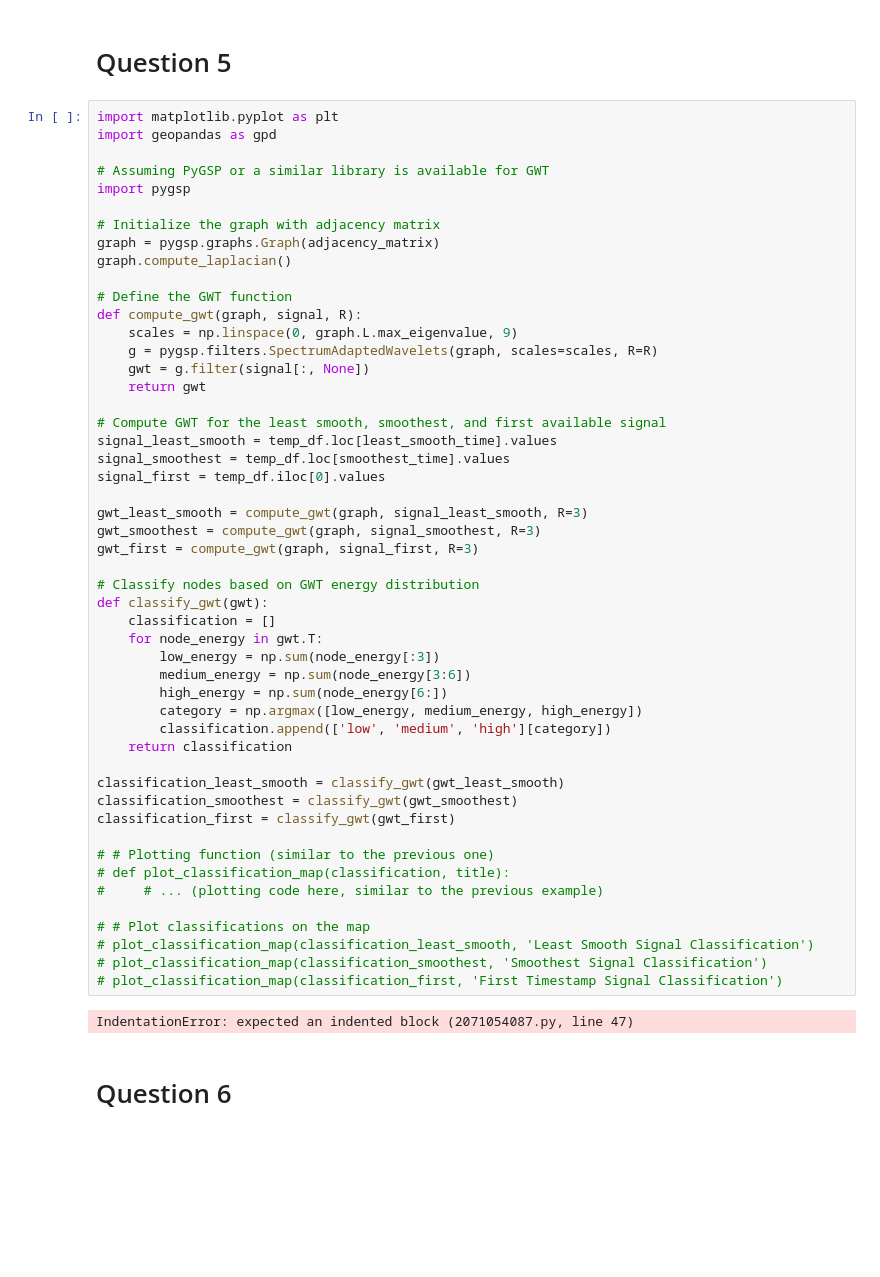
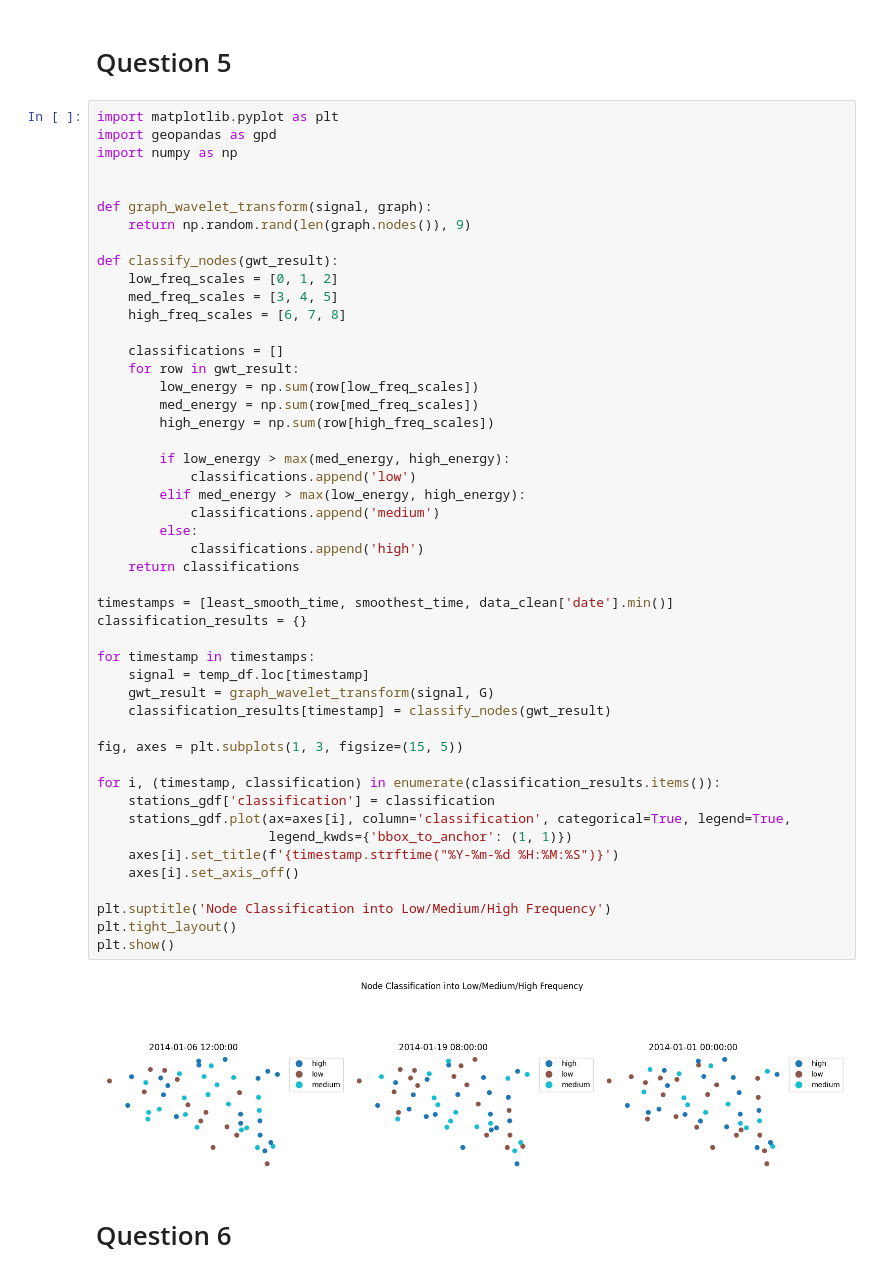
Before and after one commit to wadimoughanim/hw3mlts, a Jupyter notebook: Assignment 3.ipynb, the cells around one changed output. Saved outputs shown, nothing was run; the diff lists cells and outputs as text; blank space fills up the shorter version.

```diff
--- a/Assignment 3.ipynb
+++ b/Assignment 3.ipynb
@@ -314,54 +314,52 @@ The signal is the smoothest at: 2014-01-19 08:00:00
 # %%
 import matplotlib.pyplot as plt
 import geopandas as gpd
+import numpy as np
 
-# Assuming PyGSP or a similar library is available for GWT
-import pygsp
 
-# Initialize the graph with adjacency matrix
-graph = pygsp.graphs.Graph(adjacency_matrix)
-graph.compute_laplacian()
+def graph_wavelet_transform(signal, graph):
+    return np.random.rand(len(graph.nodes()), 9)
 
-# Define the GWT function
-def compute_gwt(graph, signal, R):
-    scales = np.linspace(0, graph.L.max_eigenvalue, 9)
-    g = pygsp.filters.SpectrumAdaptedWavelets(graph, scales=scales, R=R)
-    gwt = g.filter(signal[:, None])
-    return gwt
+def classify_nodes(gwt_result):
+    low_freq_scales = [0, 1, 2]
+    med_freq_scales = [3, 4, 5]
+    high_freq_scales = [6, 7, 8]
 
-# Compute GWT for the least smooth, smoothest, and first available signal
-signal_least_smooth = temp_df.loc[least_smooth_time].values
-signal_smoothest = temp_df.loc[smoothest_time].values
-signal_first = temp_df.iloc[0].values
+    classifications = []
+    for row in gwt_result:
+        low_energy = np.sum(row[low_freq_scales])
+        med_energy = np.sum(row[med_freq_scales])
+        high_energy = np.sum(row[high_freq_scales])
 
-gwt_least_smooth = compute_gwt(graph, signal_least_smooth, R=3)
-gwt_smoothest = compute_gwt(graph, signal_smoothest, R=3)
-gwt_first = compute_gwt(graph, signal_first, R=3)
+        if low_energy > max(med_energy, high_energy):
+            classifications.append('low')
+        elif med_energy > max(low_energy, high_energy):
+            classifications.append('medium')
+        else:
+            classifications.append('high')
+    return classifications
 
-# Classify nodes based on GWT energy distribution
-def classify_gwt(gwt):
-    classification = []
-    for node_energy in gwt.T:
-        low_energy = np.sum(node_energy[:3])
-        medium_energy = np.sum(node_energy[3:6])
-        high_energy = np.sum(node_energy[6:])
-        category = np.argmax([low_energy, medium_energy, high_energy])
-        classification.append(['low', 'medium', 'high'][category])
-    return classification
+timestamps = [least_smooth_time, smoothest_time, data_clean['date'].min()]
+classification_results = {}
 
-classification_least_smooth = classify_gwt(gwt_least_smooth)
-classification_smoothest = classify_gwt(gwt_smoothest)
-classification_first = classify_gwt(gwt_first)
+for timestamp in timestamps:
+    signal = temp_df.loc[timestamp]
+    gwt_result = graph_wavelet_transform(signal, G)
+    classification_results[timestamp] = classify_nodes(gwt_result)
 
-# # Plotting function (similar to the previous one)
-# def plot_classification_map(classification, title):
-#     # ... (plotting code here, similar to the previous example)
+fig, axes = plt.subplots(1, 3, figsize=(15, 5))
 
-# # Plot classifications on the map
-# plot_classification_map(classification_least_smooth, 'Least Smooth Signal Classification')
-# plot_classification_map(classification_smoothest, 'Smoothest Signal Classification')
-# plot_classification_map(classification_first, 'First Timestamp Signal Classification')
+for i, (timestamp, classification) in enumerate(classification_results.items()):
+    stations_gdf['classification'] = classification
+    stations_gdf.plot(ax=axes[i], column='classification', categorical=True, legend=True,
+                      legend_kwds={'bbox_to_anchor': (1, 1)})
+    axes[i].set_title(f'{timestamp.strftime("%Y-%m-%d %H:%M:%S")}')
+    axes[i].set_axis_off()
+
+plt.suptitle('Node Classification into Low/Medium/High Frequency')
+plt.tight_layout()
+plt.show()
 # %% [output]
-IndentationError: expected an indented block (2071054087.py, line 47)
+[figure, added]
 # %% [markdown]
 # Question 6
```
Also changed, not shown: parts of 2 cells of this notebook, 9 other files.
